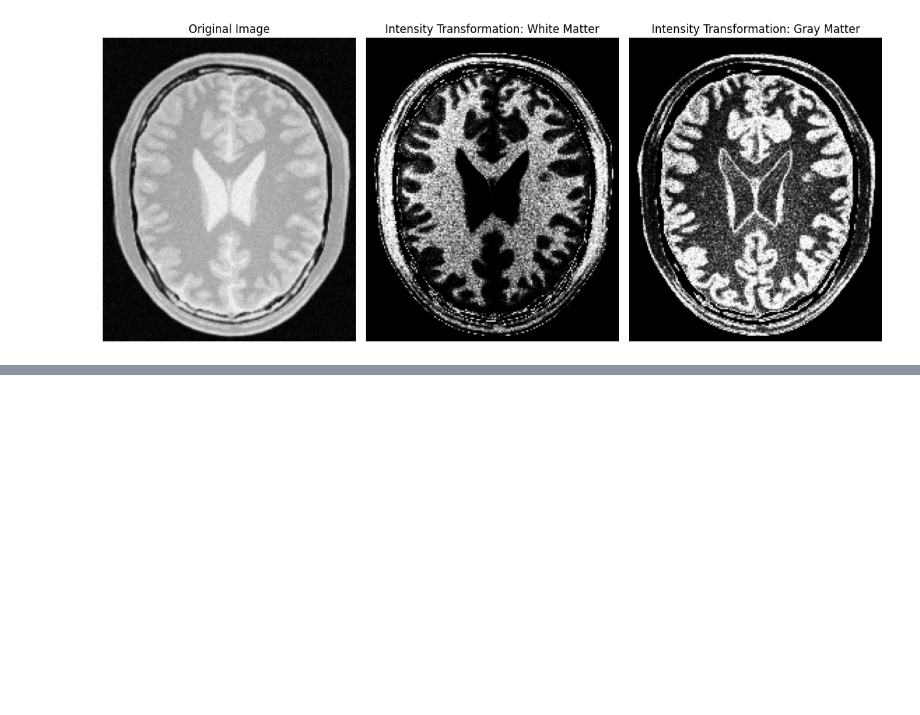
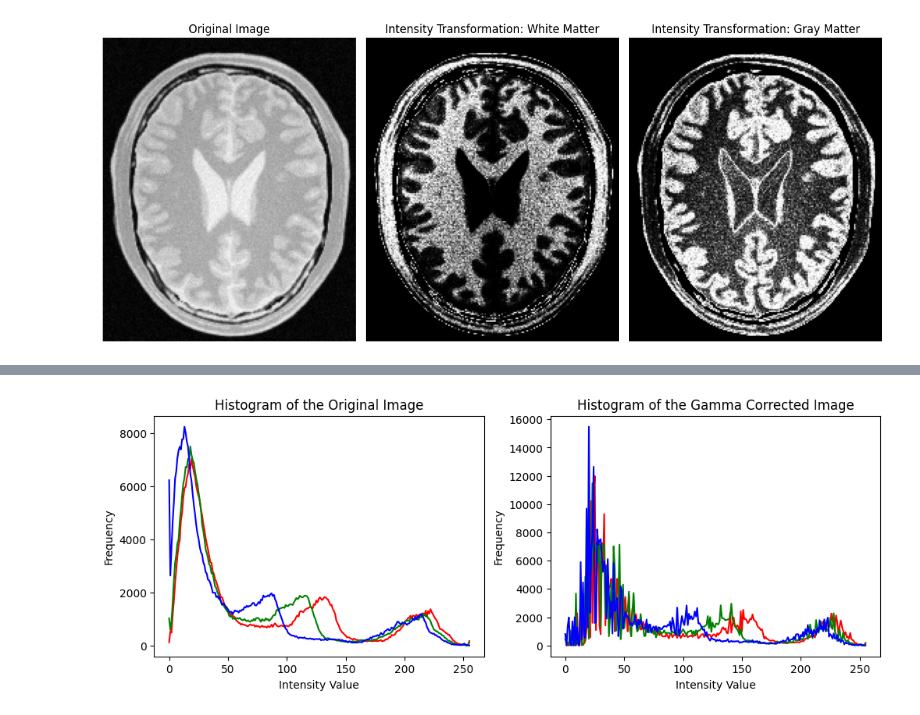
Before and after one commit to Shanmathu21/Point-Operations-and-Spatial-Filtering, a Jupyter notebook: assignment_1.ipynb, the cells around one changed output, grey strips where cells are left out. Saved outputs shown, nothing was run; the diff lists cells and outputs as text; code cells hidden in the pictures; blank space fills up the shorter version.

```diff
--- a/assignment_1.ipynb
+++ b/assignment_1.ipynb
@@ -110,0 +168,19 @@ plt.show()
+# %%
+f, ax = plt.subplots(1, 2, figsize=(12, 4))
+space = ('l', 'a', 'b')
+color = ('r', 'g', 'b')
+
+for i, col in enumerate(space):
+    hist_orig = cv.calcHist([img_rgb], [i], None, [256], [0, 256])       # Calculate histogram for original image
+    ax[0].plot(hist_orig, color=color[i])
+    ax[0].set_title('Histogram of the Original Image')
+    ax[0].set_xlabel('Intensity Value')
+    ax[0].set_ylabel('Frequency')
+    hist_gamma = cv.calcHist([img_modified], [i], None, [256], [0, 256])       # Calculate histogram for gamma corrected image
+    ax[1].plot(hist_gamma, color=color[i])
+    ax[1].set_title('Histogram of the Gamma Corrected Image')
+    ax[1].set_xlabel('Intensity Value')
+    ax[1].set_ylabel('Frequency')
+plt.show()
+# %% [output]
+[figure, added]
```
Also changed, not shown: parts of 5 cells of this notebook.
